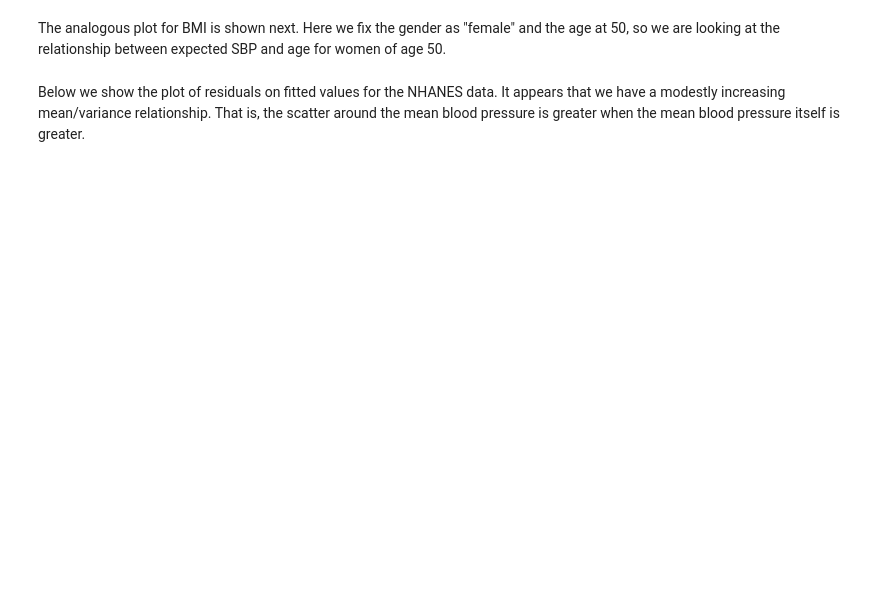
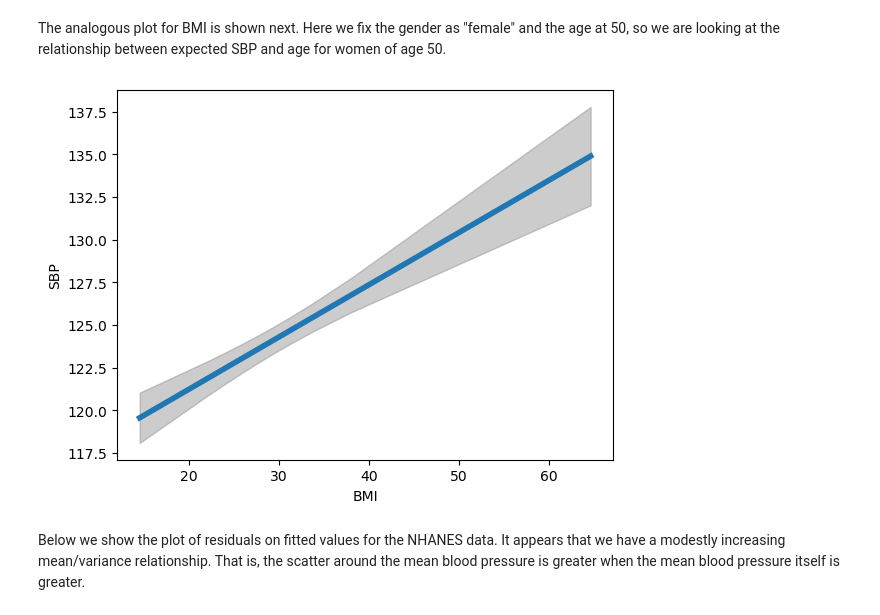
Before and after one commit to elsayedg/Statistics-with-Python-Specialization, a Jupyter notebook: 3_Fitting Statistical Models to Data with Python/W2 - FITTING MODELS TO INDEPENDENT DATA/2- week2_nhanes_pr.ipynb, the cells around one changed output. Saved outputs shown, nothing was run; the diff lists cells and outputs as text; code cells hidden in the pictures; blank space fills up the shorter version.

```diff
--- a/3_Fitting Statistical Models to Data with Python/W2 - FITTING MODELS TO INDEPENDENT DATA/2- week2_nhanes_pr.ipynb
+++ b/3_Fitting Statistical Models to Data with Python/W2 - FITTING MODELS TO INDEPENDENT DATA/2- week2_nhanes_pr.ipynb
@@ -262,13 +247,15 @@
 # %%
 del values["BMXBMI"]
 values["RIDAGEYR"] = 50
 pr, cb, fv = predict_functional(result, "BMXBMI",
                                 values=values, ci_method="simultaneous")
 
-ax = sns.lineplot(fv, pr, lw=4)
+ax = sns.lineplot(x=fv, y=pr, lw=4)
 ax.fill_between(fv, cb[:, 0], cb[:, 1], color='grey', alpha=0.4)
 ax.set_xlabel("BMI")
 _ = ax.set_ylabel("SBP")
+# %% [output]
+[figure, added]
 # %% [markdown]
 Below we show the plot of residuals on fitted values for the NHANES
 data.  It appears that we have a modestly increasing mean/variance
```
Also changed, not shown: parts of 8 cells of this notebook.
